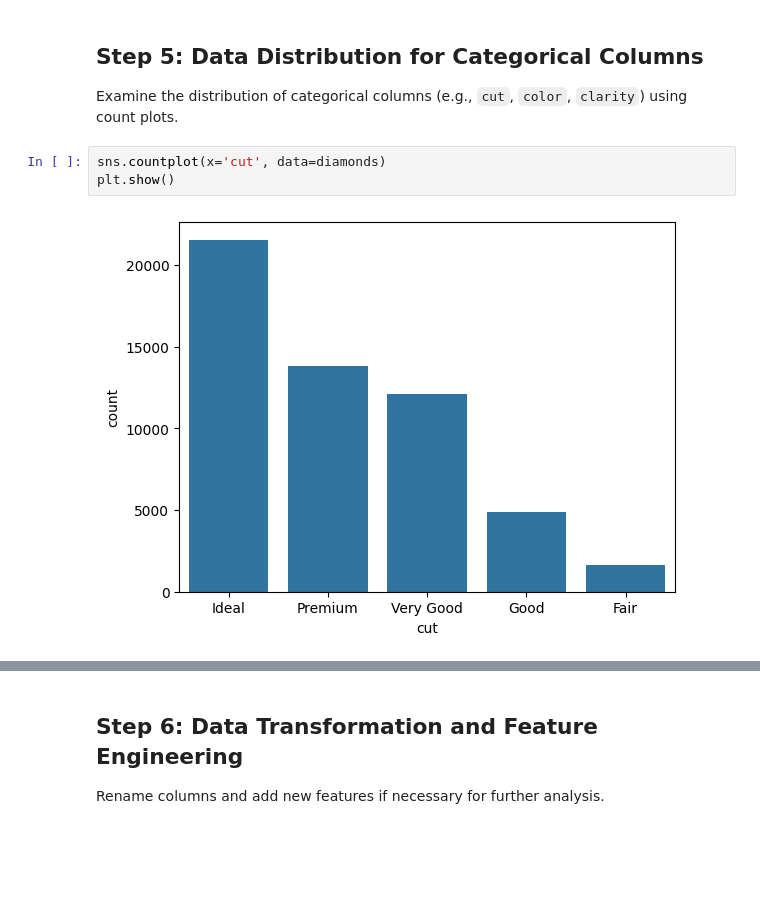
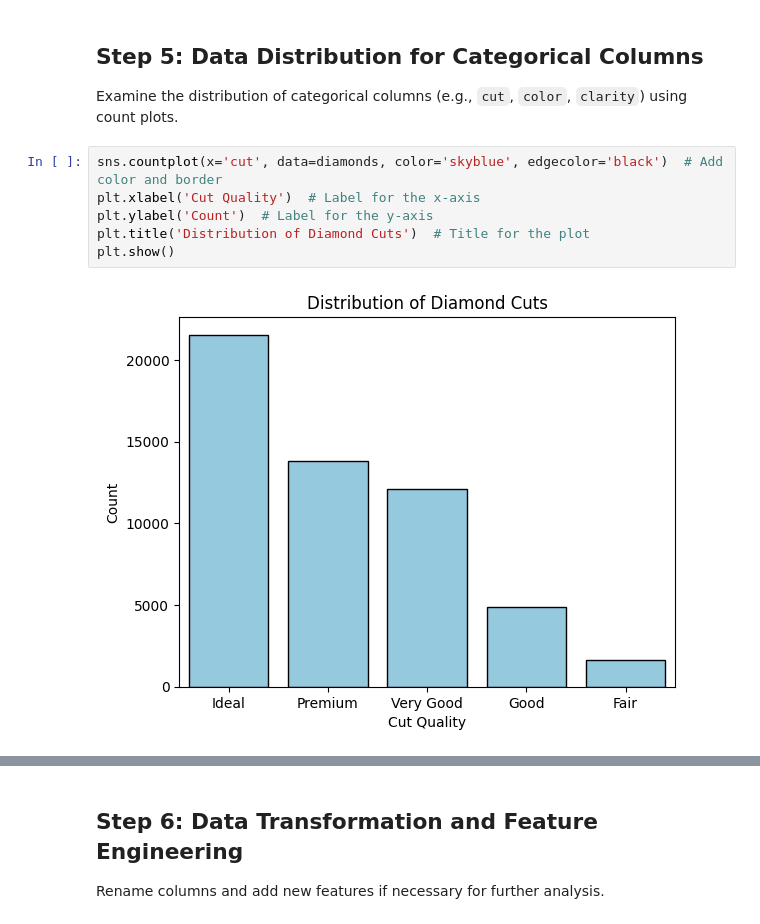
Before and after one commit to SchroderJ-pixel/datafun-06-eda, a Jupyter notebook: schroder-eda.ipynb, the cells around one changed output, grey strips where cells are left out. Saved outputs shown, nothing was run; the diff lists cells and outputs as text; blank space fills up the shorter version.

```diff
--- a/schroder-eda.ipynb
+++ b/schroder-eda.ipynb
@@ -101,8 +107,11 @@ plt.show()
 ## **Step 5: Data Distribution for Categorical Columns**
 
 Examine the distribution of categorical columns (e.g., `cut`, `color`, `clarity`) using count plots.
-# %%
-sns.countplot(x='cut', data=diamonds)
-plt.show()
-# %% [output]
-[figure, removed]
+# %%
+sns.countplot(x='cut', data=diamonds, color='skyblue', edgecolor='black')  # Add color and border
+plt.xlabel('Cut Quality')  # Label for the x-axis
+plt.ylabel('Count')  # Label for the y-axis
+plt.title('Distribution of Diamond Cuts')  # Title for the plot
+plt.show()
+# %% [output]
+[figure, added]
```
Also changed, not shown: parts of 12 cells of this notebook.
